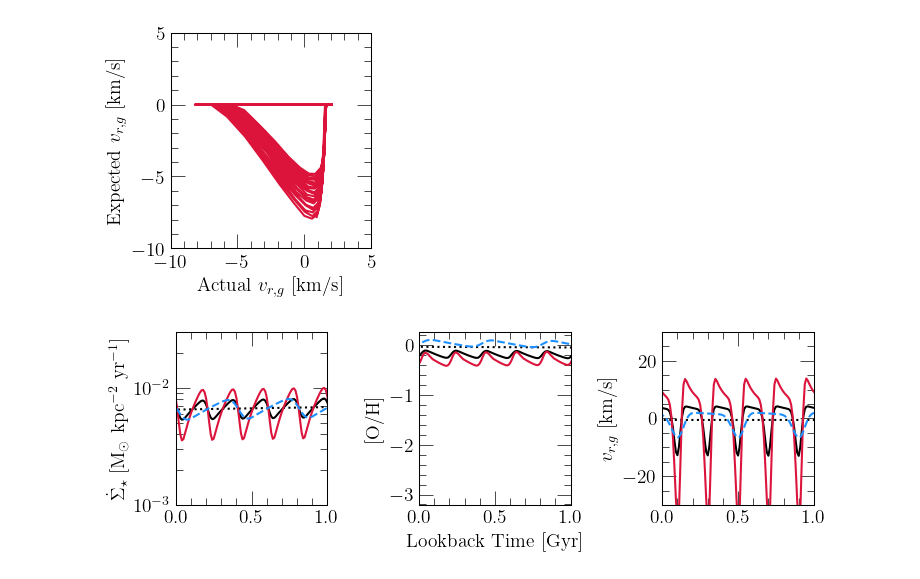
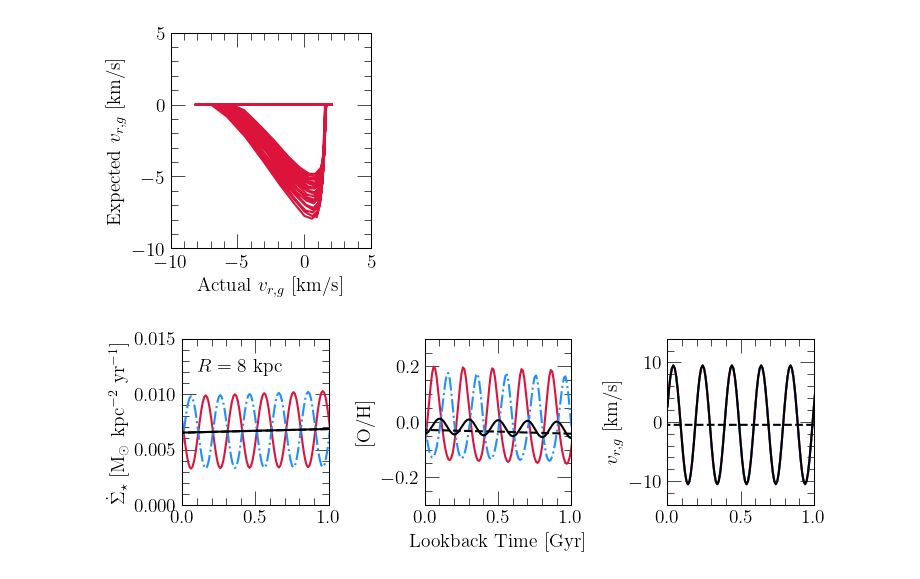
Before and after one commit to giganano/radial-flows, a Jupyter notebook: notebooks/oscil.ipynb, the cells around one changed output. Saved outputs shown, nothing was run; the diff lists cells and outputs as text; code cells hidden in the pictures.

```diff
--- a/notebooks/oscil.ipynb
+++ b/notebooks/oscil.ipynb
@@ -72,8 +72,12 @@ plt.show()
 [figure]
 # %%
 outputs = [
+    "../outputs/oscillatory/mean-0p5-amp10-period0p2Gyr-sfroscil-amp0p5-period0p2Gyr",
+    "../outputs/oscillatory/mean-0p5-amp10-period0p2Gyr-sfroscil-amp0p5-period0p2Gyr-phase180",
+    "../outputs/oscillatory/mean-0p5-amp10-period0p2Gyr",
+    "../outputs/constant/vgas-0p5"
     # "../outputs/angular-momentum-dilution/betaphiin0p7-sfroscil-amplitude0p5-period0p2",
-    "../outputs/constant/vgas-0p5",
+    # "../outputs/constant/vgas-0p5",
     # "../outputs/oscillatory/mean-0p5-amplitude1-period0p2",
     # "../outputs/oscillatory/mean-0p5-amplitude3-period0p2",
     # "../outputs/oscillatory/mean-0p5-amplitude10-period0p2",
@@ -85,9 +89,9 @@ outputs = [
     # "../outputs/oscillatory/mean-0p5-amplitude10-period0p2",
     # "../outputs/potential-well-deepening/gamma0p2-oscil-0p1-0p2Gyr-skew5",
     # "../outputs/angular-momentum-dilution/betaphiin0p7-oscil-0p1-0p2Gyr-skew5"
-    "../outputs/angular-momentum-dilution/betaphiin0p7-oscil-0p1-0p2Gyr-skew5",
-    "../outputs/angular-momentum-dilution/betaphiin0p7-oscil-0p25-0p2Gyr-skew5",
-    "../outputs/angular-momentum-dilution/betaphiin0p7-oscil-0p1-0p4Gyr-skew5"
+    # "../outputs/angular-momentum-dilution/betaphiin0p7-oscil-0p1-0p2Gyr-skew5",
+    # "../outputs/angular-momentum-dilution/betaphiin0p7-oscil-0p25-0p2Gyr-skew5",
+    # "../outputs/angular-momentum-dilution/betaphiin0p7-oscil-0p1-0p4Gyr-skew5"
     # "../outputs/angular-momentum-dilution/betaphiin0p7-oscil-0p25-0p2Gyr-skew10",
 ]
 outputs = [vice.output(name) for name in outputs]
@@ -95,15 +99,17 @@ for out in outputs:
     extra = np.genfromtxt("%s_analogdata.out" % (out.name))
     out.stars["absz"] = [abs(_) for _ in extra[:,-1][:out.stars.size[0]]]
 # %%
-COLORS = ["black", "black", "crimson", "dodgerblue"]
-LINESTYLES = [":", "-", "-", "--"]
+# COLORS = ["black", "black", "crimson", "dodgerblue"]
+# LINESTYLES = [":", "-", "-", "--"]
+COLORS = ["crimson", "dodgerblue", "black", "black"]
+LINESTYLES = ["-", "-.", "-", "--"]
 RADIUS = 8
 
 fig = plt.figure(figsize = (7.5, 2.5))
 ax1 = fig.add_subplot(131)
 ax2 = fig.add_subplot(132)
 ax3 = fig.add_subplot(133)
-ax1.set_yscale("log")
+# ax1.set_yscale("log")
 # ax2.set_yscale("log")
 ax2.set_xlabel(r"Lookback Time [Gyr]")
 ax1.set_ylabel(r"$\dot \Sigma_\star$ [M$_\odot$ kpc$^{-2}$ yr$^{-1}$]")
@@ -112,9 +118,13 @@ ax2.set_ylabel(r"[O/H]")
 ax3.set_ylabel(r"$v_{r,g}$ [km/s]")
 for ax in [ax1, ax2, ax3]:
     ax.set_xlim([0, 1])
-ax1.set_ylim([1.e-3, 0.03])
-# ax2.set_ylim([-0.1, 0.1])
-ax3.set_ylim([-30, 30])
+ax1.set_ylim([0, 0.015])
+ax2.set_ylim([-0.3, 0.3])
+ax3.set_ylim([-14, 14])
+# ax1.yaxis.set_major_formatter(fsf("%g"))
+# ax1.yaxis.set_minor_formatter(fsf("%g"))
+# ax1.
+ax1.text(0.1, 0.012, r"$R = 8$ kpc", fontsize = 14)
 
 def plot_evolution(ax_sfr, ax_oh, ax_v, output, radius, zone_width = 0.1, **kwargs):
     area = np.pi * ((radius + zone_width)**2 - radius**2)
@@ -125,32 +135,36 @@ def plot_evolution(ax_sfr, ax_oh, ax_v, output, radius, zone_width = 0.1, **kwar
     ax_sfr.plot(lookback, sigma_sfr, **kwargs)
     ax_oh.plot(lookback, oh, **kwargs)
     lookback, vgas = get_velocity_evolution(output, radius, zone_width = zone_width)
     ax_v.plot(lookback, vgas, **kwargs)
 
 # # def plot_evolution(ax_sfr, ax_ifr, ax_v, output, radius, zone_width = 0.1, **kwargs):
 # def plot_evolution(ax_oh, ax_ifr, ax_v, output, radius, zone_width = 0.1, **kwargs):
 #     area = np.pi * ((radius + zone_width)**2 - radius**2)
 #     zone = output.zones["zone%d" % (int(radius / zone_width))]
 #     lookback = zone.history["lookback"]
 #     # sigma_sfr = [sfr / area for sfr in zone.history["sfr"]]
 #     oh = zone.history["[o/h]"]
 #     sigma_ifr = [ifr / area for ifr in zone.history["ifr"]]
 #     # ax_sfr.plot(lookback, sigma_sfr, **kwargs)
 #     ax_oh.plot(lookback, oh, **kwargs)
 #     ax_ifr.plot(lookback, sigma_ifr, **kwargs)
 #     lookback, vgas = get_velocity_evolution(output, radius, zone_width = zone_width)
 #     ax_v.plot(lookback, [-v for v in vgas], **kwargs)
 
 for i in range(len(outputs)):
     kwargs = {
         "c": named_colors()[COLORS[i]],
         "linestyle": LINESTYLES[i]
     }
     plot_evolution(ax1, ax2, ax3, outputs[i], RADIUS, **kwargs)
 
 plt.tight_layout()
+for ext in ["pdf", "jpeg"]:
+    kwargs = {}
+    if ext == "jpeg": kwargs["dpi"] = 200
+    plt.savefig("./oscil/solarcircle-evol.%s" % (ext), **kwargs)
 # negative_log(ax3)
 plt.show()
 # %% [output]
-[figure, old version]
+[figure, new version]
 # %%
```
Also changed, not shown: parts of 1 cell of this notebook, 9 other files.
